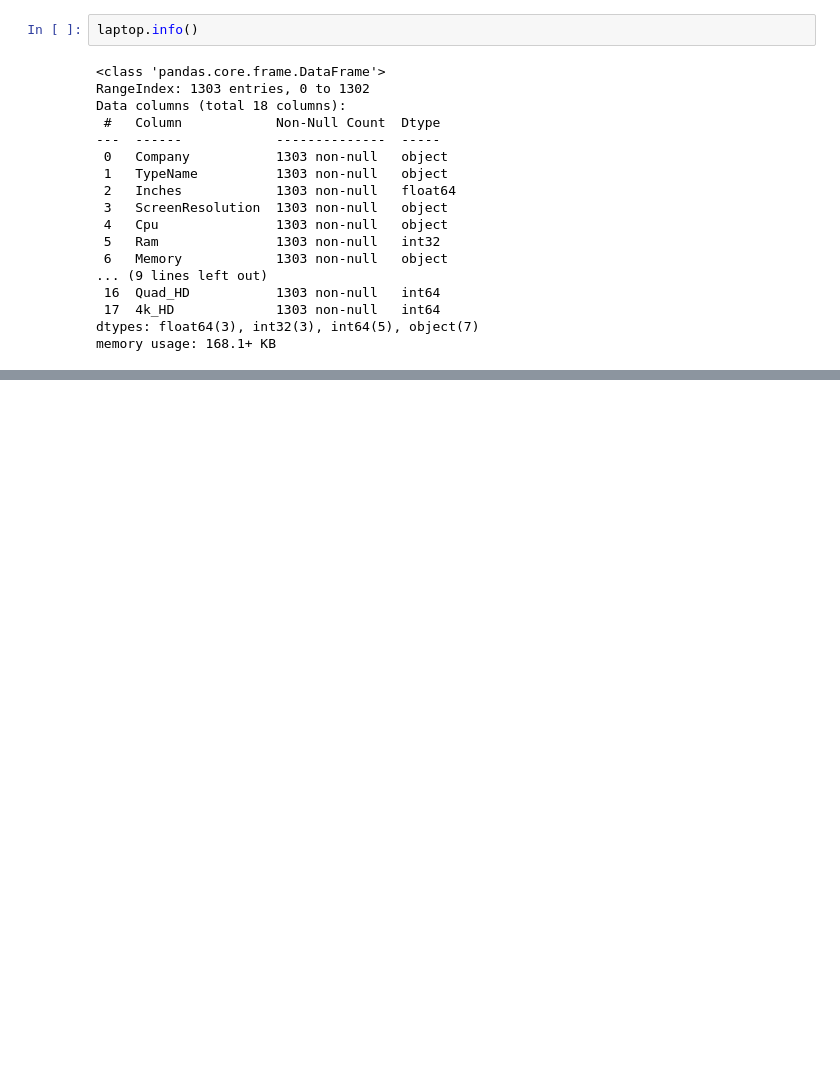
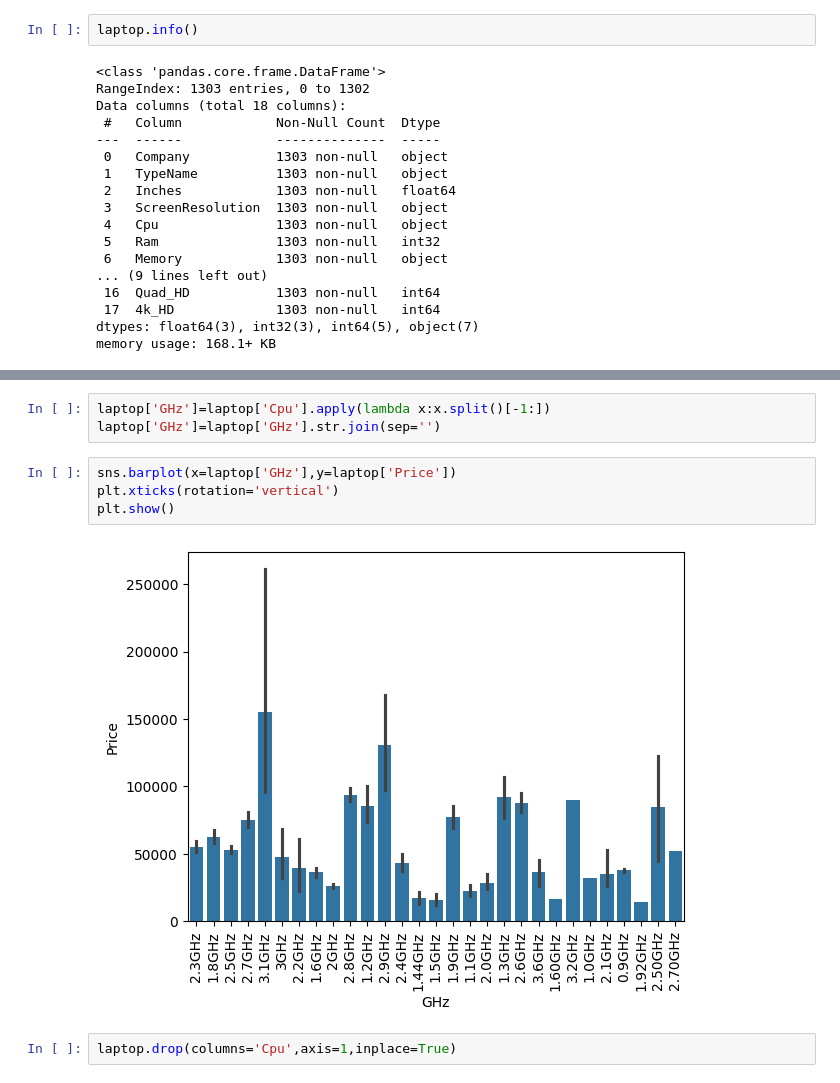
Before and after one commit to ChitwanRana/Predictive-Price-Estimator, a Jupyter notebook: Laptop_Price_Prediction.ipynb, the cells around one changed output, grey strips where cells are left out. Drawn from its saved outputs; the diff is of its cells as text; blank space fills up the shorter version.

```diff
--- a/Laptop_Price_Prediction.ipynb
+++ b/Laptop_Price_Prediction.ipynb
@@ -263,0 +342,11 @@ memory usage: 168.1+ KB
+# %%
+laptop['GHz']=laptop['Cpu'].apply(lambda x:x.split()[-1:])
+laptop['GHz']=laptop['GHz'].str.join(sep='')
+# %%
+sns.barplot(x=laptop['GHz'],y=laptop['Price'])
+plt.xticks(rotation='vertical')
+plt.show()
+# %% [output]
+[figure, added]
+# %%
+laptop.drop(columns='Cpu',axis=1,inplace=True)
```
Also changed, not shown: parts of 46 cells of this notebook.
